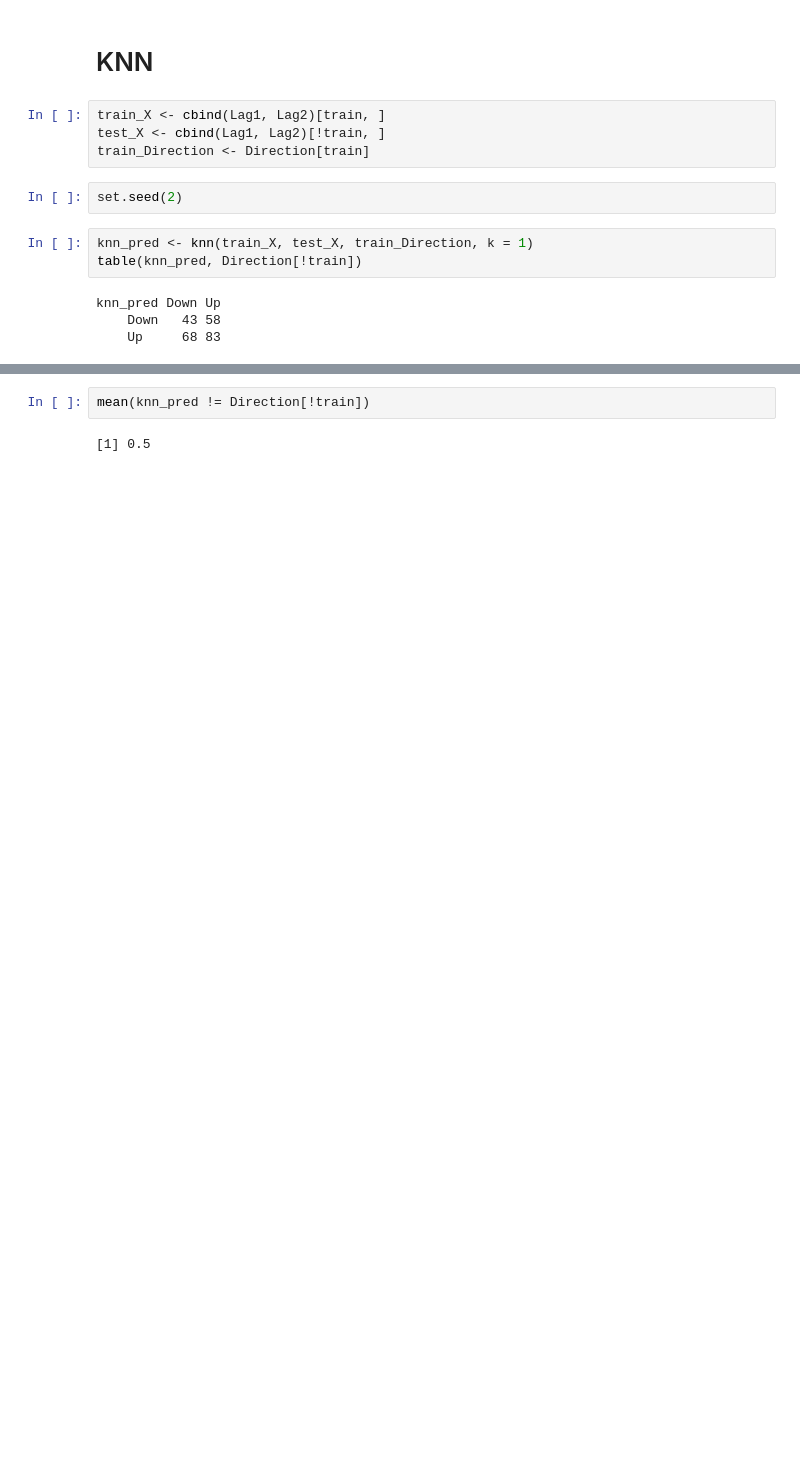
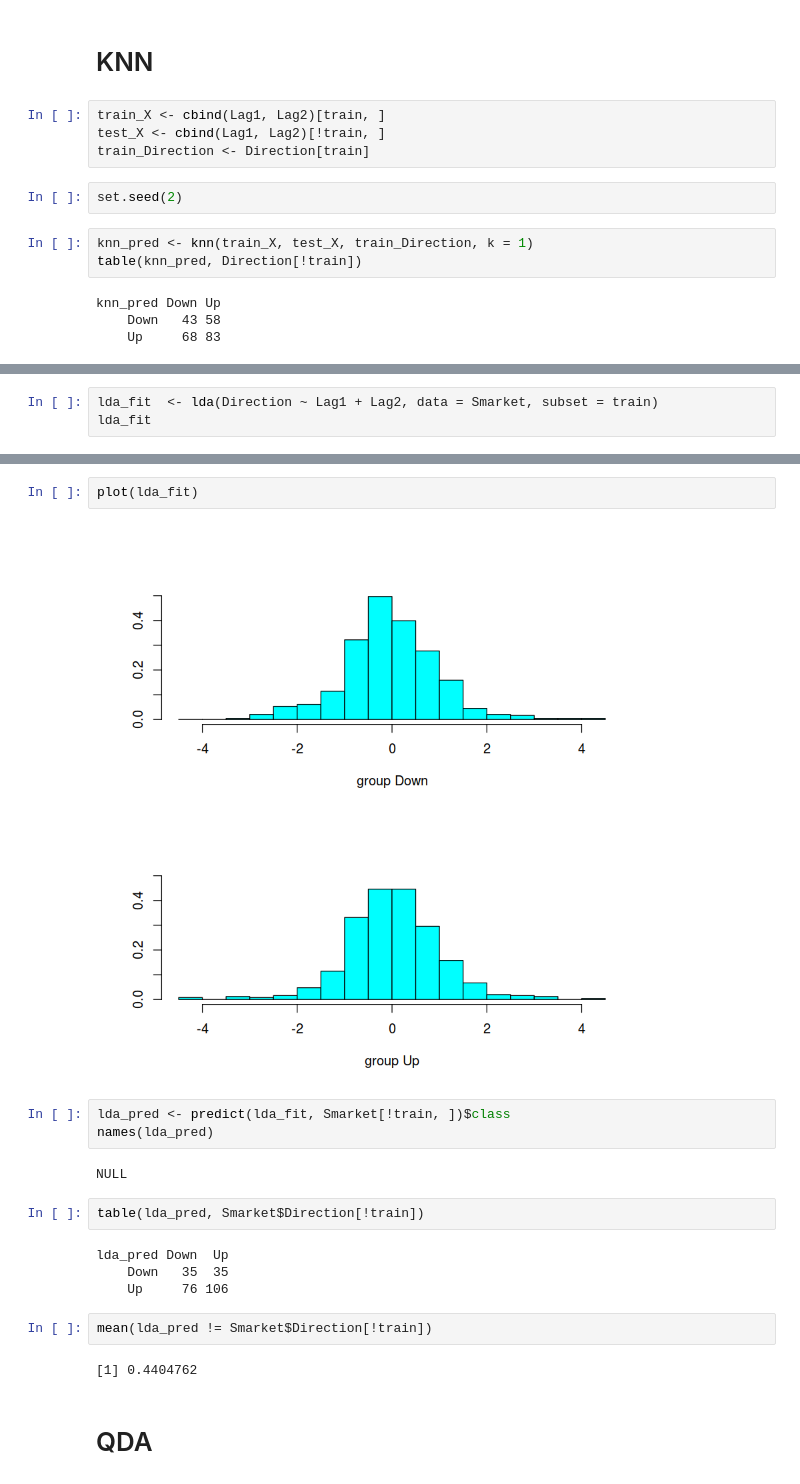
Before and after one commit to gsarti/mlda-course-units, a Jupyter notebook: 13_knn/knn.ipynb, the cells around one changed output, grey strips where cells are left out. Cells and saved outputs as stored; diff of their text form; blank space fills up the shorter version.

```diff
--- a/13_knn/knn.ipynb
+++ b/13_knn/knn.ipynb
@@ -196,0 +205,3 @@ knn_pred Down Up
+# %%
+lda_fit  <- lda(Direction ~ Lag1 + Lag2, data = Smarket, subset = train)
+lda_fit
@@ -197,4 +229,21 @@ knn_pred Down Up
+# %%
+plot(lda_fit)
+# %% [output]
+[figure, added]
+# %%
+lda_pred <- predict(lda_fit, Smarket[!train, ])$class
+names(lda_pred)
+# %% [output]
+NULL
+# %%
+table(lda_pred, Smarket$Direction[!train])
+# %% [output]
+lda_pred Down  Up
+    Down   35  35
+    Up     76 106
 # %%
-mean(knn_pred != Direction[!train])
+mean(lda_pred != Smarket$Direction[!train])
 # %% [output]
-[1] 0.5
+[1] 0.4404762
+# %% [markdown]
+# QDA
```
Also changed, not shown: parts of 11 cells of this notebook.
